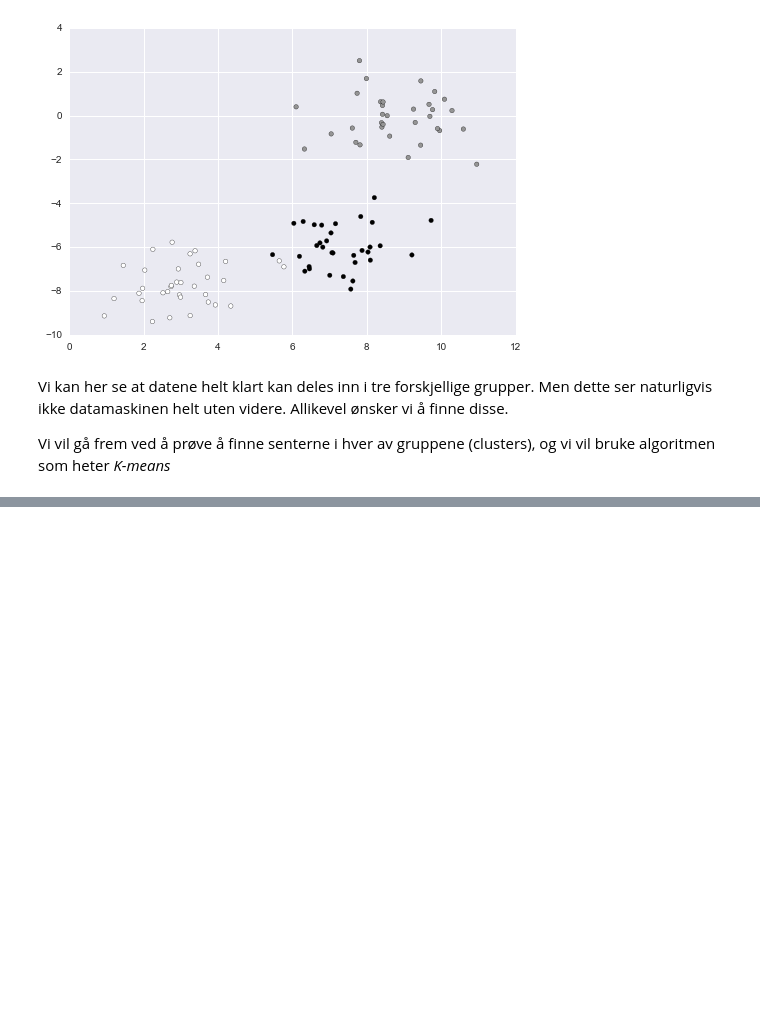
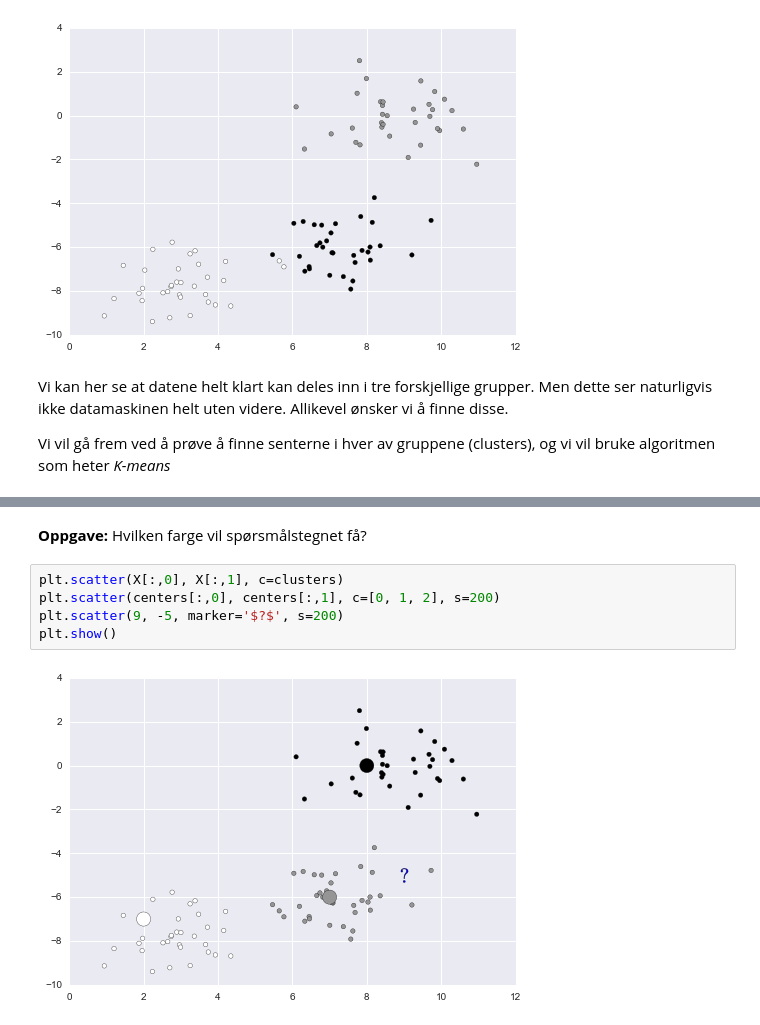
Before and after one commit to MarieRoald/MLkurs, a Jupyter notebook: notebooks/introductions/Intro til clustering.ipynb, the cells around one changed output, grey strips where cells are left out. Saved outputs shown, nothing was run; the diff lists cells and outputs as text; blank space fills up the shorter version.

Commit message:
Finish(?) intro to clustering

```diff
--- a/notebooks/introductions/Intro til clustering.ipynb
+++ b/notebooks/introductions/Intro til clustering.ipynb
@@ -94,3 +93,12 @@ plt.show()
 [figure]
 [figure]
 [figure]
+# %% [markdown]
+**Oppgave:** Hvilken farge vil spørsmålstegnet få?
+# %%
+plt.scatter(X[:,0], X[:,1], c=clusters)
+plt.scatter(centers[:,0], centers[:,1], c=[0, 1, 2], s=200)
+plt.scatter(9, -5, marker='$?$', s=200)
+plt.show()
+# %% [output]
+[figure, added]
```
Also changed, not shown: parts of 18 cells of this notebook.
